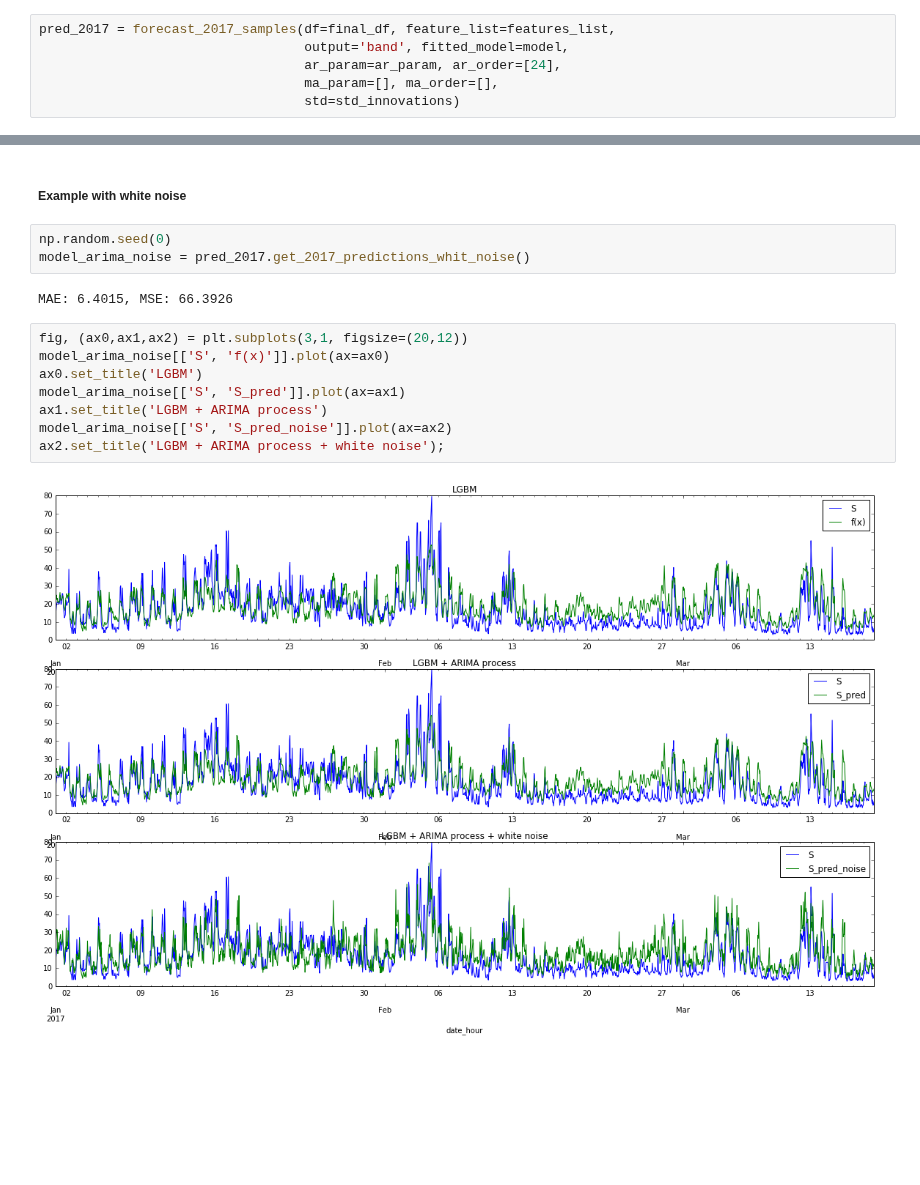
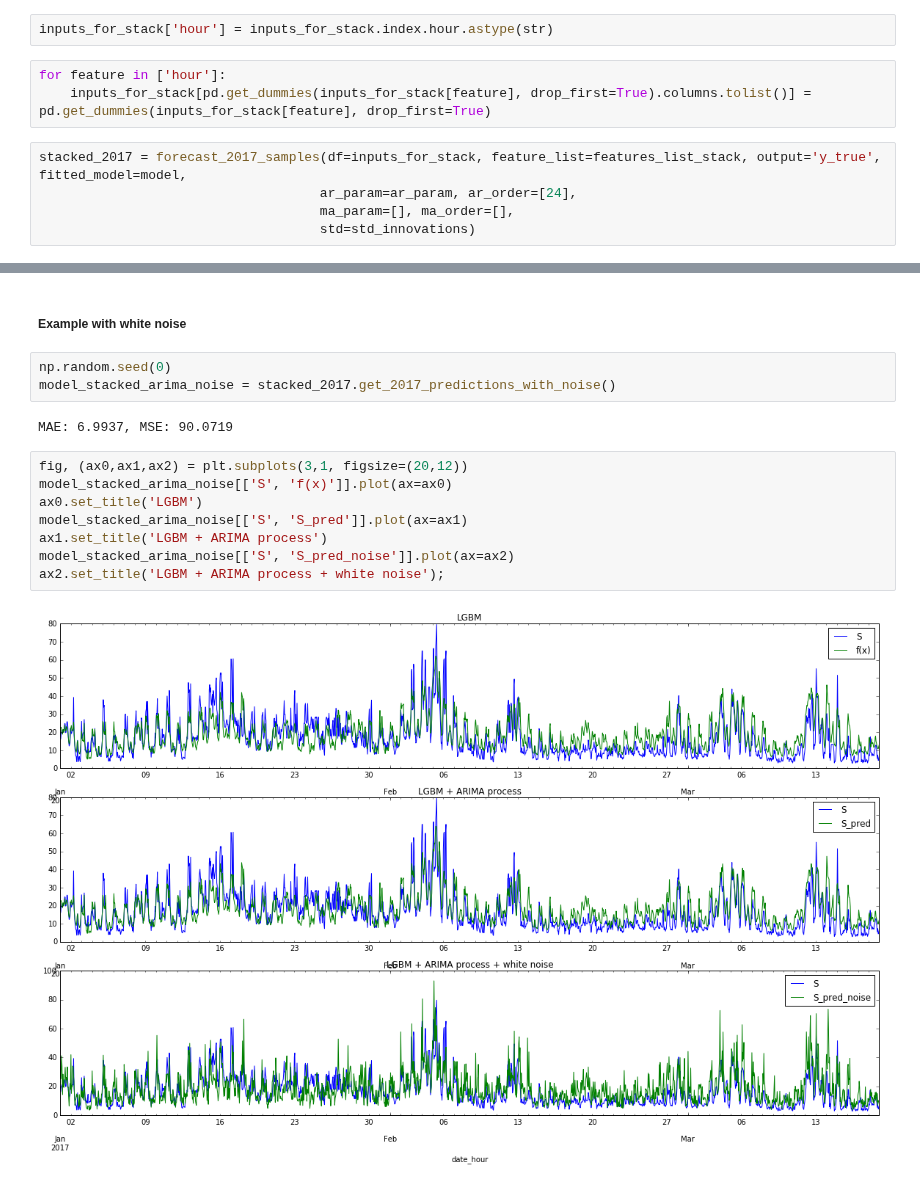
Before and after one commit to NonoMalpi/Secondary_band, a Jupyter notebook: lgbm + ARIMA process for secondary band price.ipynb, the cells around one changed output, grey strips where cells are left out. Drawn from its saved outputs; the diff is of its cells as text; blank space fills up the shorter version.

Commit message:
Final stacked model

```diff
--- a/lgbm + ARIMA process for secondary band price.ipynb
+++ b/lgbm + ARIMA process for secondary band price.ipynb
@@ -43,6 +75,10 @@ final_df = final_df[final_df.index < '2017-03-19']
+# %%
+inputs_for_stack['hour'] = inputs_for_stack.index.hour.astype(str)
+# %%
+for feature in ['hour']:
+    inputs_for_stack[pd.get_dummies(inputs_for_stack[feature], drop_first=True).columns.tolist()] = pd.get_dummies(inputs_for_stack[feature], drop_first=True)
 # %%
-pred_2017 = forecast_2017_samples(df=final_df, feature_list=features_list,
-                                  output='band', fitted_model=model,
-                                  ar_param=ar_param, ar_order=[24],
-                                  ma_param=[], ma_order=[],
-                                  std=std_innovations)
+stacked_2017 = forecast_2017_samples(df=inputs_for_stack, feature_list=features_list_stack, output='y_true', fitted_model=model,
+                                    ar_param=ar_param, ar_order=[24],
+                                    ma_param=[], ma_order=[],
+                                    std=std_innovations)
@@ -79,17 +115,17 @@ ax1.set_title('LGBM + AR process');
 ##### Example with white noise
 # %%
 np.random.seed(0)
-model_arima_noise = pred_2017.get_2017_predictions_whit_noise()
+model_stacked_arima_noise = stacked_2017.get_2017_predictions_with_noise()
 # %% [output]
-MAE: 6.4015, MSE: 66.3926
+MAE: 6.9937, MSE: 90.0719
 # %%
 fig, (ax0,ax1,ax2) = plt.subplots(3,1, figsize=(20,12))
-model_arima_noise[['S', 'f(x)']].plot(ax=ax0)
+model_stacked_arima_noise[['S', 'f(x)']].plot(ax=ax0)
 ax0.set_title('LGBM')
-model_arima_noise[['S', 'S_pred']].plot(ax=ax1)
+model_stacked_arima_noise[['S', 'S_pred']].plot(ax=ax1)
 ax1.set_title('LGBM + ARIMA process')
-model_arima_noise[['S', 'S_pred_noise']].plot(ax=ax2)
+model_stacked_arima_noise[['S', 'S_pred_noise']].plot(ax=ax2)
 ax2.set_title('LGBM + ARIMA process + white noise');
 # %% [output]
-[figure, old version]
+[figure, new version]
 # %% [markdown]
```
Also changed, not shown: parts of 16 cells of this notebook, 22 other files.
